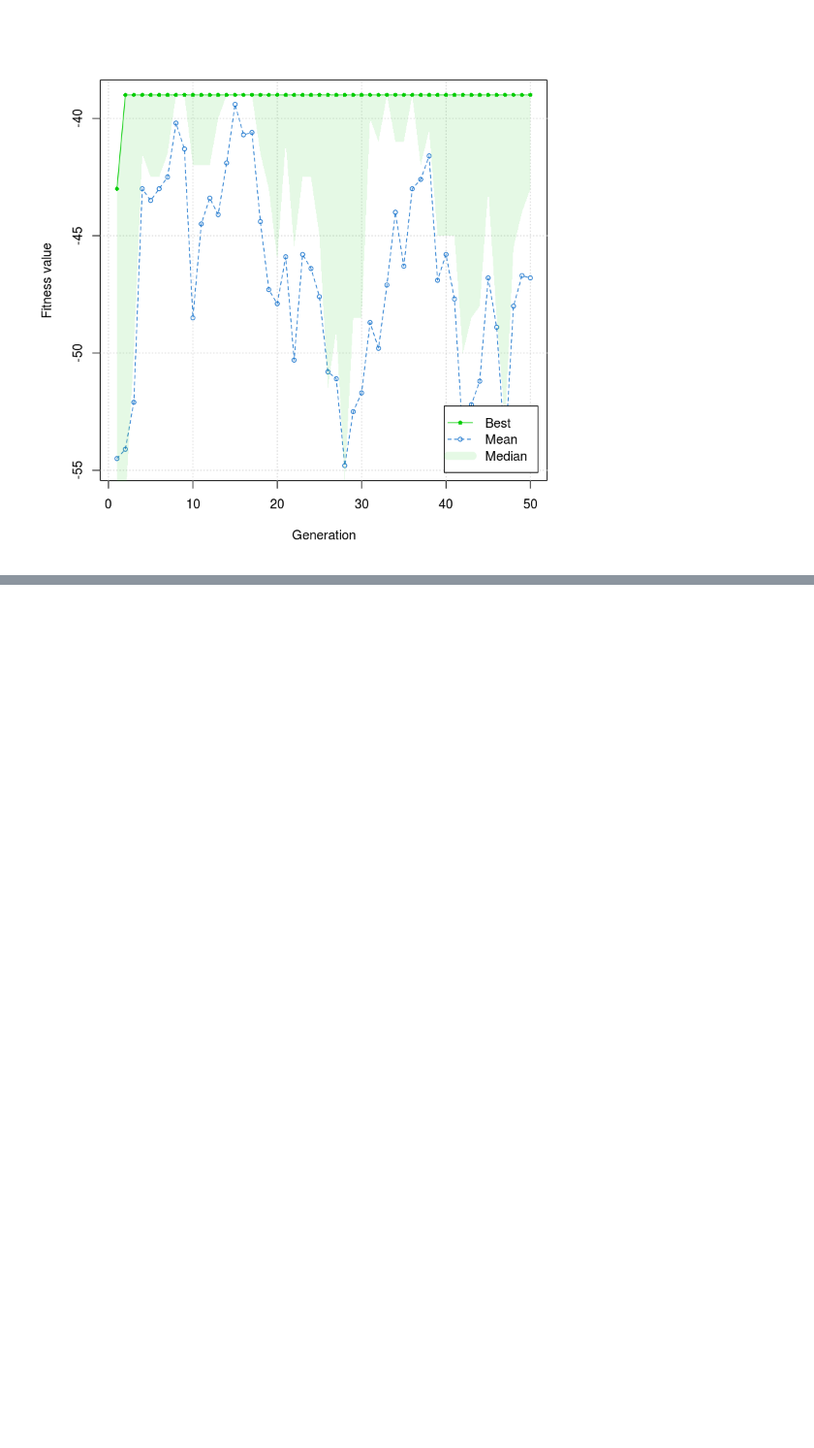
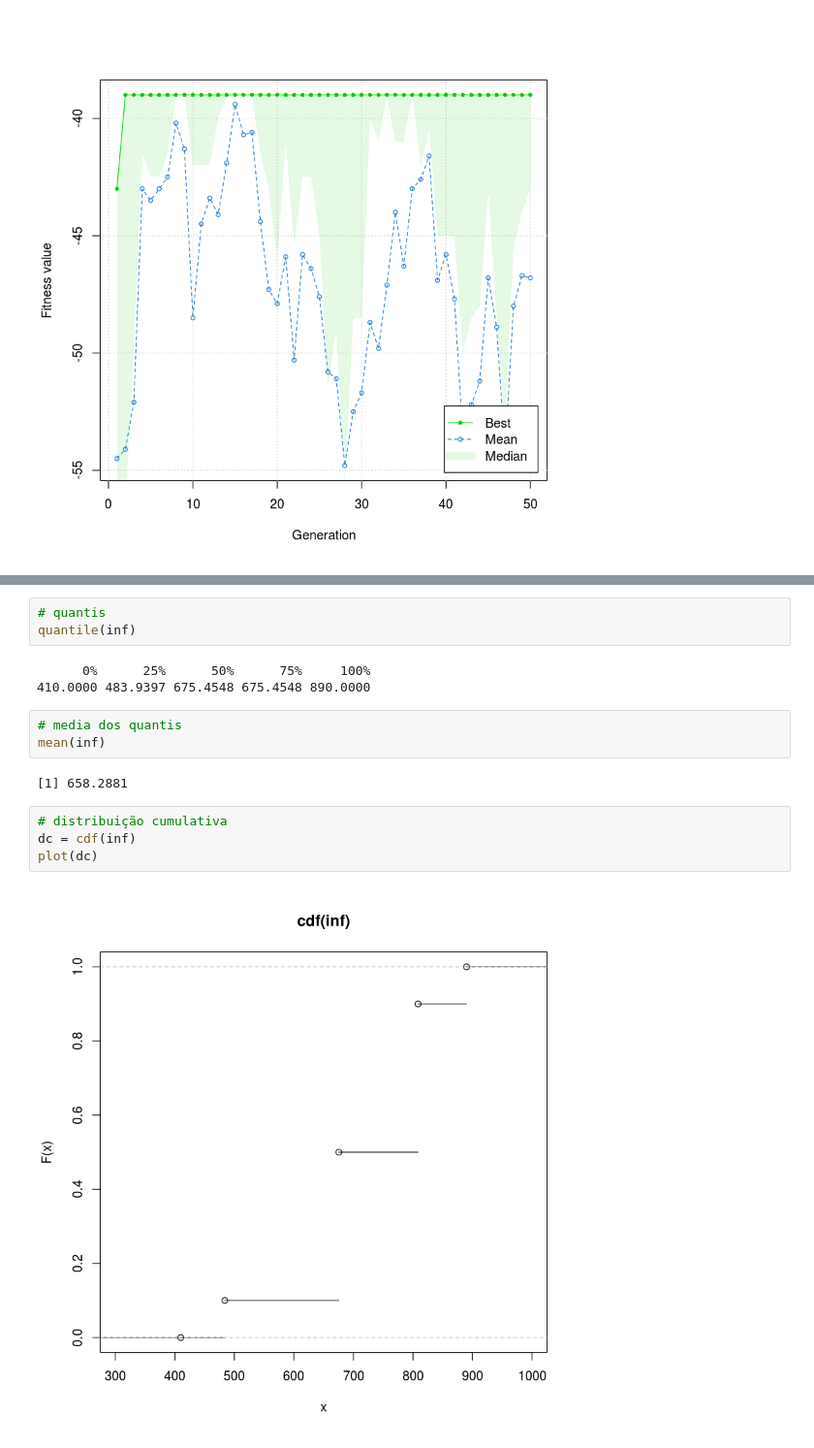
Before and after one commit to thbighead/jupyter-studies, a Jupyter notebook: Aprendizados R Scientist.ipynb, the cells around one changed output, grey strips where cells are left out. Shown at 97% size. Cells and saved outputs as stored; diff of their text form; blank space fills up the shorter version.

```diff
--- a/Aprendizados R Scientist.ipynb
+++ b/Aprendizados R Scientist.ipynb
@@ -1289,0 +1394,17 @@ Para avaliar especialistas. É necessária uma calibração dos pesos dados para
+# %%
+# quantis
+quantile(inf)
+# %% [output]
+      0%      25%      50%      75%     100%
+410.0000 483.9397 675.4548 675.4548 890.0000
+# %%
+# media dos quantis
+mean(inf)
+# %% [output]
+[1] 658.2881
+# %%
+# distribuição cumulativa
+dc = cdf(inf)
+plot(dc)
+# %% [output]
+[figure, added]
```
Also changed, not shown: parts of 23 cells of this notebook.
